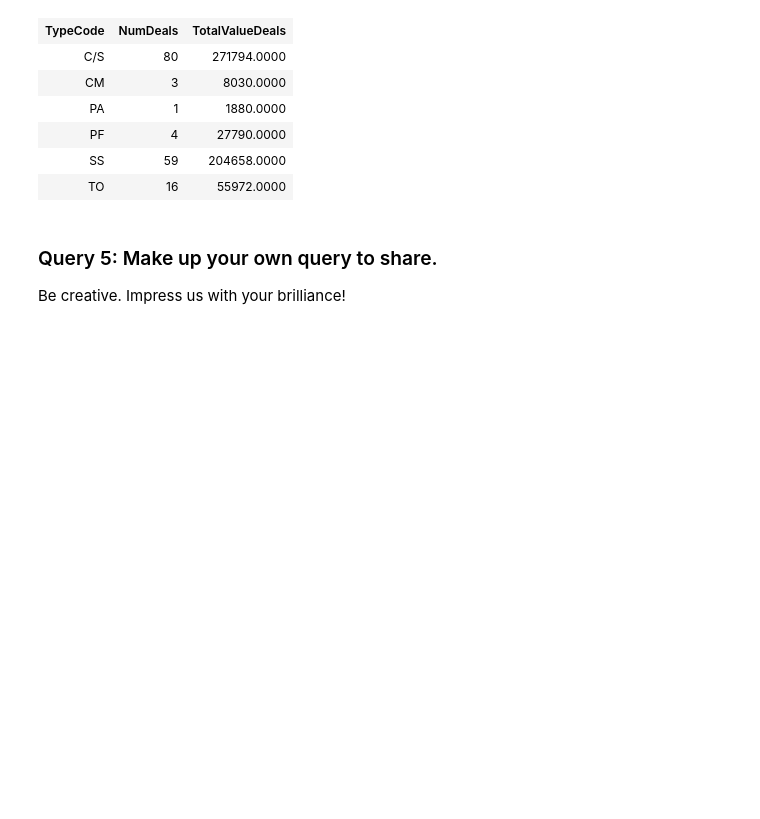
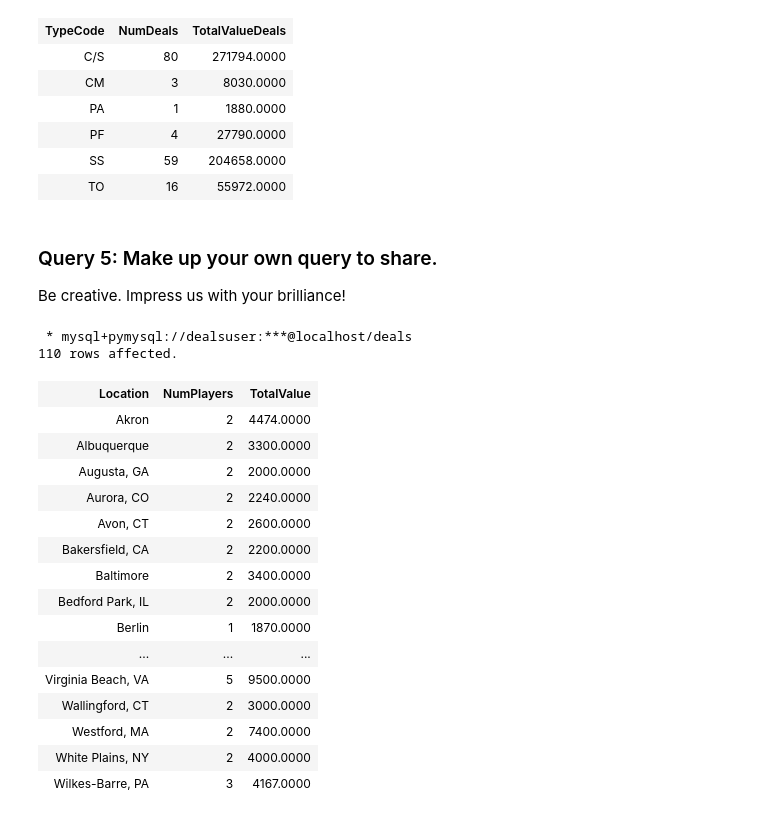
Before and after one commit to fairfield-university-ba-510-spring2019/deals-db-michaelnunziata, a Jupyter notebook: Deals_Part2.ipynb, the cells around one changed output. Cells and saved outputs as stored; diff of their text form; code cells hidden in the pictures; blank space fills up the shorter version.

```diff
--- a/Deals_Part2.ipynb
+++ b/Deals_Part2.ipynb
@@ -301,3 +301,30 @@ group by TypeCode;
 # %% [markdown]
 ### Query 5: Make up your own query to share.
 Be creative. Impress us with your brilliance!
+# %%
+%%sql
+# /* Evaluating total value and players for each distinct location */
+select DISTINCT Location, count(PlayerID) as NumPlayers, sum(DollarValue) as TotalValue
+from Deals
+    join Players using (DealID)
+    join DealParts using (DealID)
+group by Location;
+# %% [output]
+ * mysql+pymysql://dealsuser:***@localhost/deals
+110 rows affected.
+| Location | NumPlayers | TotalValue |
+| Akron | 2 | 4474.0000 |
+| Albuquerque | 2 | 3300.0000 |
+| Augusta, GA | 2 | 2000.0000 |
+| Aurora, CO | 2 | 2240.0000 |
+| Avon, CT | 2 | 2600.0000 |
+| Bakersfield, CA | 2 | 2200.0000 |
+| Baltimore | 2 | 3400.0000 |
+| Bedford Park, IL | 2 | 2000.0000 |
+| Berlin | 1 | 1870.0000 |
+| ... | ... | ... |
+| Virginia Beach, VA | 5 | 9500.0000 |
+| Wallingford, CT | 2 | 3000.0000 |
+| Westford, MA | 2 | 7400.0000 |
+| White Plains, NY | 2 | 4000.0000 |
+| Wilkes-Barre, PA | 3 | 4167.0000 |
```
Also changed, not shown: parts of 3 cells of this notebook.
